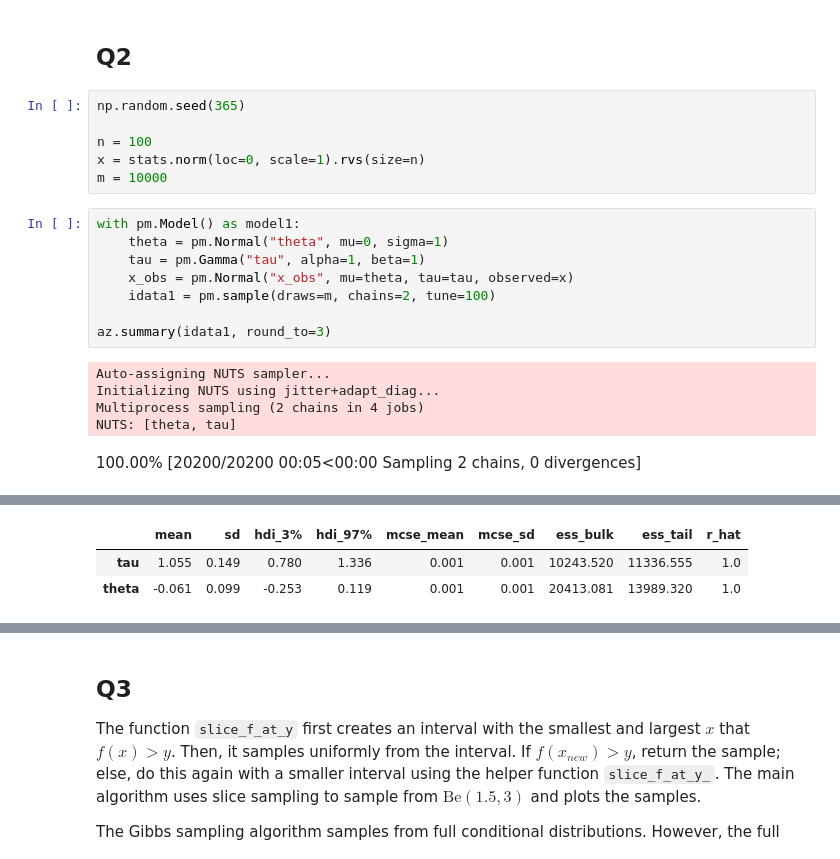
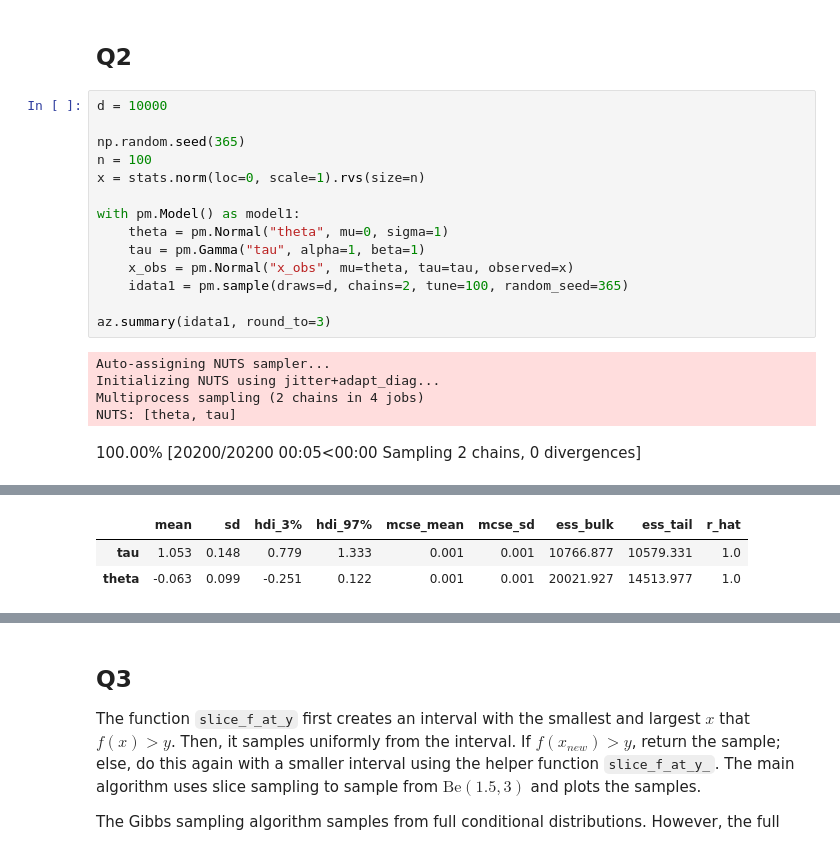
Before and after one commit to Stary54264/STA365-HW, a Jupyter notebook: HW5.ipynb, the cells around one changed output, grey strips where cells are left out. Saved outputs shown, nothing was run; the diff lists cells and outputs as text.

```diff
--- a/HW5.ipynb
+++ b/HW5.ipynb
@@ -428,18 +427,18 @@ import arviz as az
 </div>
 # %% [markdown]
 ## Q2
-# %%
-np.random.seed(365)
-
-n = 100
-x = stats.norm(loc=0, scale=1).rvs(size=n)
-m = 10000
 # %%
+d = 10000
+
+np.random.seed(365)
+n = 100
+x = stats.norm(loc=0, scale=1).rvs(size=n)
+
 with pm.Model() as model1:
     theta = pm.Normal("theta", mu=0, sigma=1)
     tau = pm.Gamma("tau", alpha=1, beta=1)
     x_obs = pm.Normal("x_obs", mu=theta, tau=tau, observed=x)
-    idata1 = pm.sample(draws=m, chains=2, tune=100)
+    idata1 = pm.sample(draws=d, chains=2, tune=100, random_seed=365)
 
 az.summary(idata1, round_to=3)
 # %% [output]
@@ -452,7 +451,7 @@ Sampling 2 chains for 100 tune and 10_000 draw iterations (200 + 20_000 draws to
 We recommend running at least 4 chains for robust computation of convergence diagnostics
 |  | mean | sd | hdi_3% | hdi_97% | mcse_mean | mcse_sd | ess_bulk | ess_tail | r_hat |
-| tau | 1.055 | 0.149 | 0.780 | 1.336 | 0.001 | 0.001 | 10243.520 | 11336.555 | 1.0 |
-| theta | -0.061 | 0.099 | -0.253 | 0.119 | 0.001 | 0.001 | 20413.081 | 13989.320 | 1.0 |
+| tau | 1.053 | 0.148 | 0.779 | 1.333 | 0.001 | 0.001 | 10766.877 | 10579.331 | 1.0 |
+| theta | -0.063 | 0.099 | -0.251 | 0.122 | 0.001 | 0.001 | 20021.927 | 14513.977 | 1.0 |
 # %%
 az.plot_trace(idata1, combined=True)
 # %% [output]
```
Also changed, not shown: parts of 7 cells of this notebook, 4 other files.
